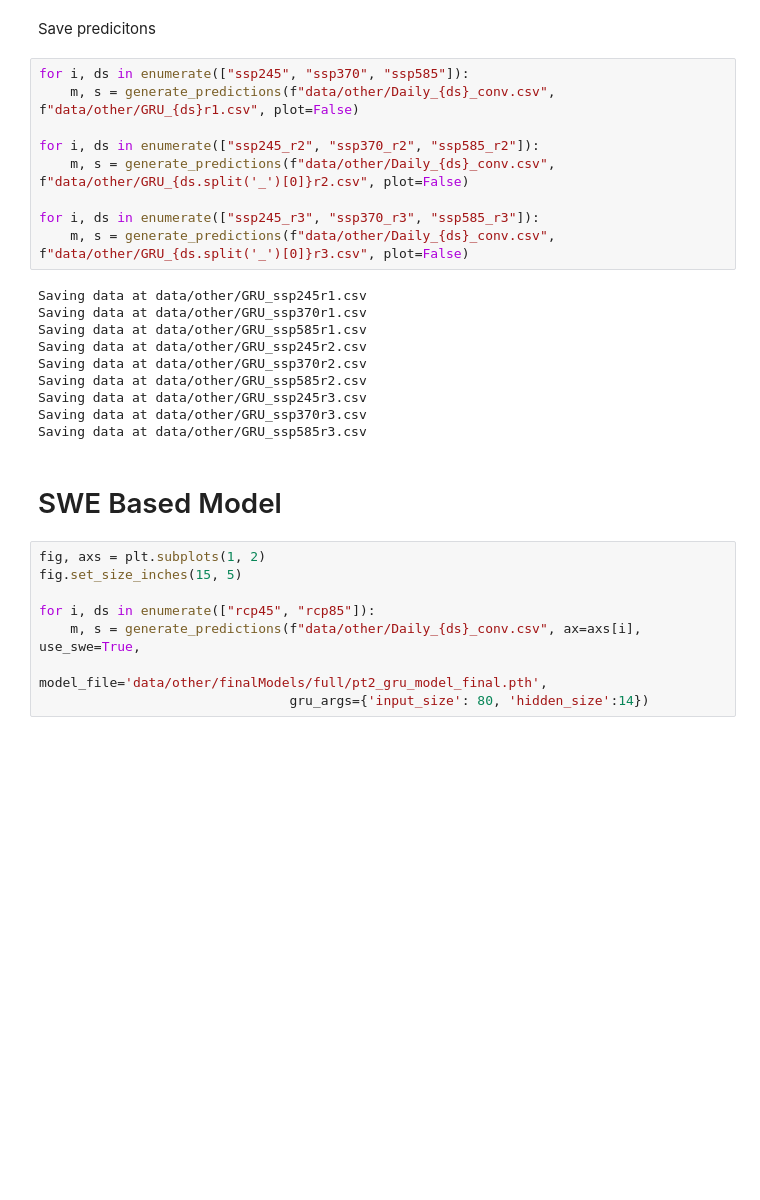
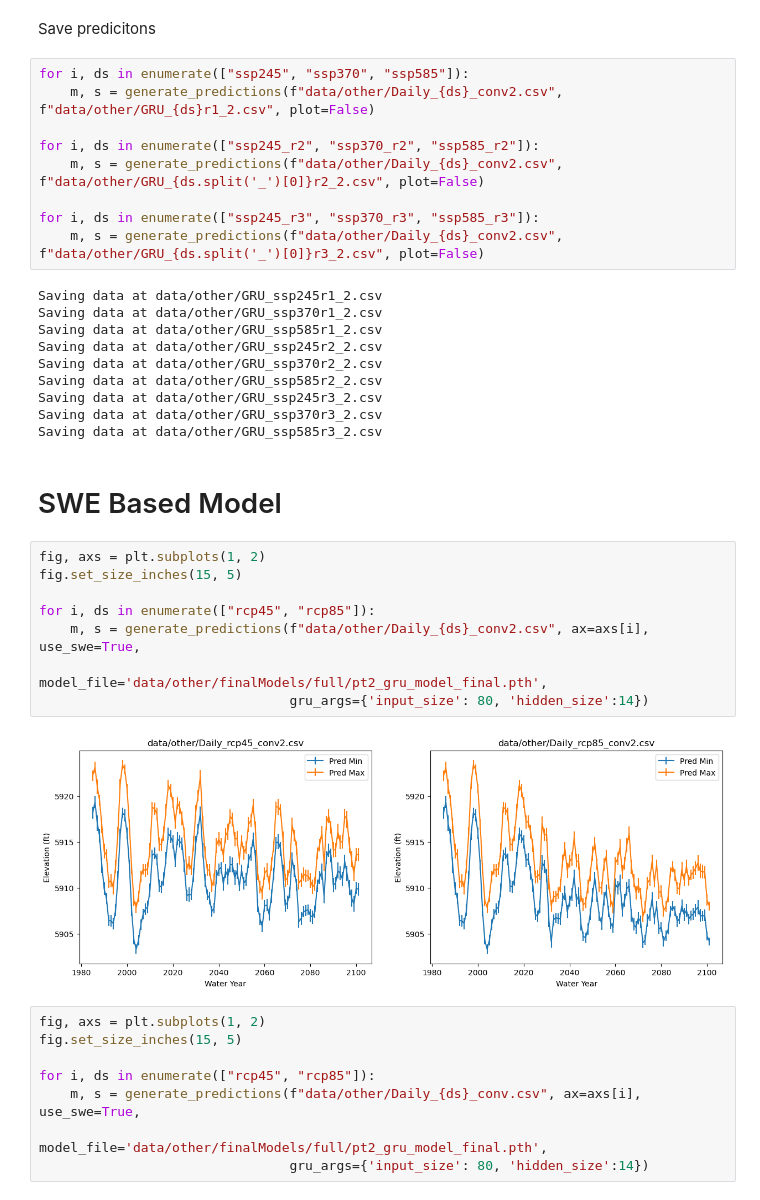
Before and after one commit to scoutiii/BearLakeData, a Jupyter notebook: Model_predictions.ipynb, the cells around one changed output. Drawn from its saved outputs; the diff is of its cells as text; blank space fills up the shorter version.

```diff
--- a/Model_predictions.ipynb
+++ b/Model_predictions.ipynb
@@ -337,25 +356,35 @@ for i, ds in enumerate(["ssp245_r3", "ssp370_r3", "ssp585_r3"]):
 Save predicitons
 # %%
 for i, ds in enumerate(["ssp245", "ssp370", "ssp585"]):
-    m, s = generate_predictions(f"data/other/Daily_{ds}_conv.csv", f"data/other/GRU_{ds}r1.csv", plot=False)
+    m, s = generate_predictions(f"data/other/Daily_{ds}_conv2.csv", f"data/other/GRU_{ds}r1_2.csv", plot=False)
 
 for i, ds in enumerate(["ssp245_r2", "ssp370_r2", "ssp585_r2"]):
-    m, s = generate_predictions(f"data/other/Daily_{ds}_conv.csv", f"data/other/GRU_{ds.split('_')[0]}r2.csv", plot=False)
+    m, s = generate_predictions(f"data/other/Daily_{ds}_conv2.csv", f"data/other/GRU_{ds.split('_')[0]}r2_2.csv", plot=False)
 
 for i, ds in enumerate(["ssp245_r3", "ssp370_r3", "ssp585_r3"]):
-    m, s = generate_predictions(f"data/other/Daily_{ds}_conv.csv", f"data/other/GRU_{ds.split('_')[0]}r3.csv", plot=False)
+    m, s = generate_predictions(f"data/other/Daily_{ds}_conv2.csv", f"data/other/GRU_{ds.split('_')[0]}r3_2.csv", plot=False)
 # %% [output]
-Saving data at data/other/GRU_ssp245r1.csv
-Saving data at data/other/GRU_ssp370r1.csv
-Saving data at data/other/GRU_ssp585r1.csv
-Saving data at data/other/GRU_ssp245r2.csv
-Saving data at data/other/GRU_ssp370r2.csv
-Saving data at data/other/GRU_ssp585r2.csv
-Saving data at data/other/GRU_ssp245r3.csv
-Saving data at data/other/GRU_ssp370r3.csv
-Saving data at data/other/GRU_ssp585r3.csv
+Saving data at data/other/GRU_ssp245r1_2.csv
+Saving data at data/other/GRU_ssp370r1_2.csv
+Saving data at data/other/GRU_ssp585r1_2.csv
+Saving data at data/other/GRU_ssp245r2_2.csv
+Saving data at data/other/GRU_ssp370r2_2.csv
+Saving data at data/other/GRU_ssp585r2_2.csv
+Saving data at data/other/GRU_ssp245r3_2.csv
+Saving data at data/other/GRU_ssp370r3_2.csv
+Saving data at data/other/GRU_ssp585r3_2.csv
 # %% [markdown]
 # SWE Based Model
+# %%
+fig, axs = plt.subplots(1, 2)
+fig.set_size_inches(15, 5)
+
+for i, ds in enumerate(["rcp45", "rcp85"]):
+    m, s = generate_predictions(f"data/other/Daily_{ds}_conv2.csv", ax=axs[i], use_swe=True,
+                                model_file='data/other/finalModels/full/pt2_gru_model_final.pth',
+                                gru_args={'input_size': 80, 'hidden_size':14})
+# %% [output]
+[figure, added]
 # %%
 fig, axs = plt.subplots(1, 2)
 fig.set_size_inches(15, 5)
```
Also changed, not shown: parts of 4 cells of this notebook, 10 other files.
